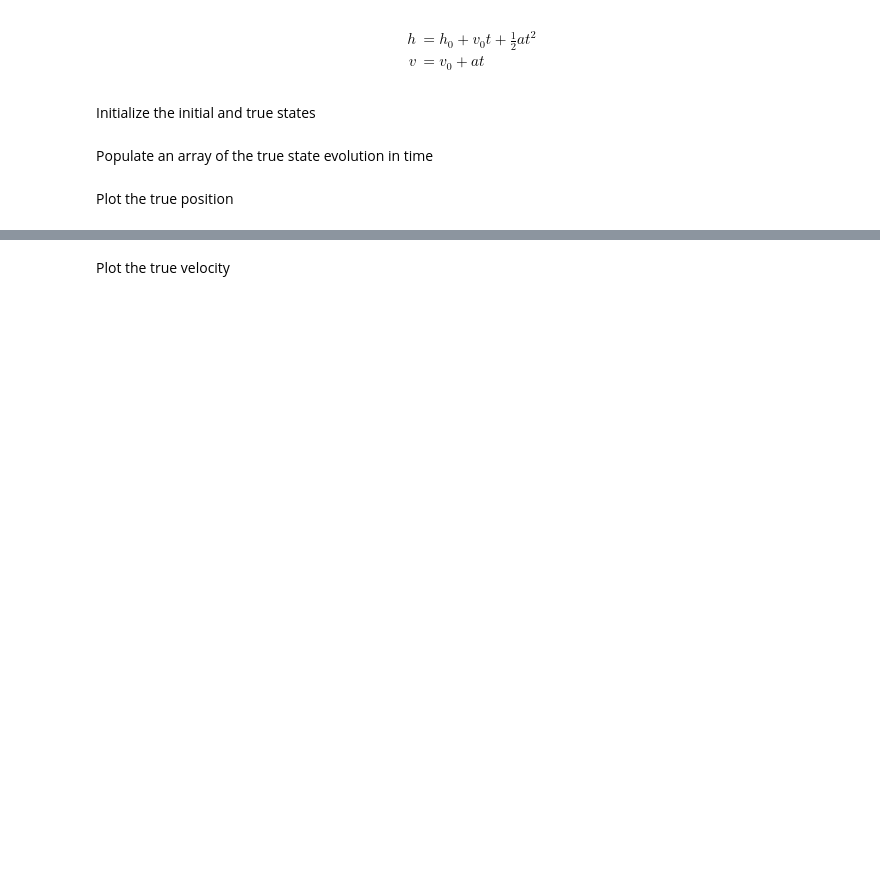
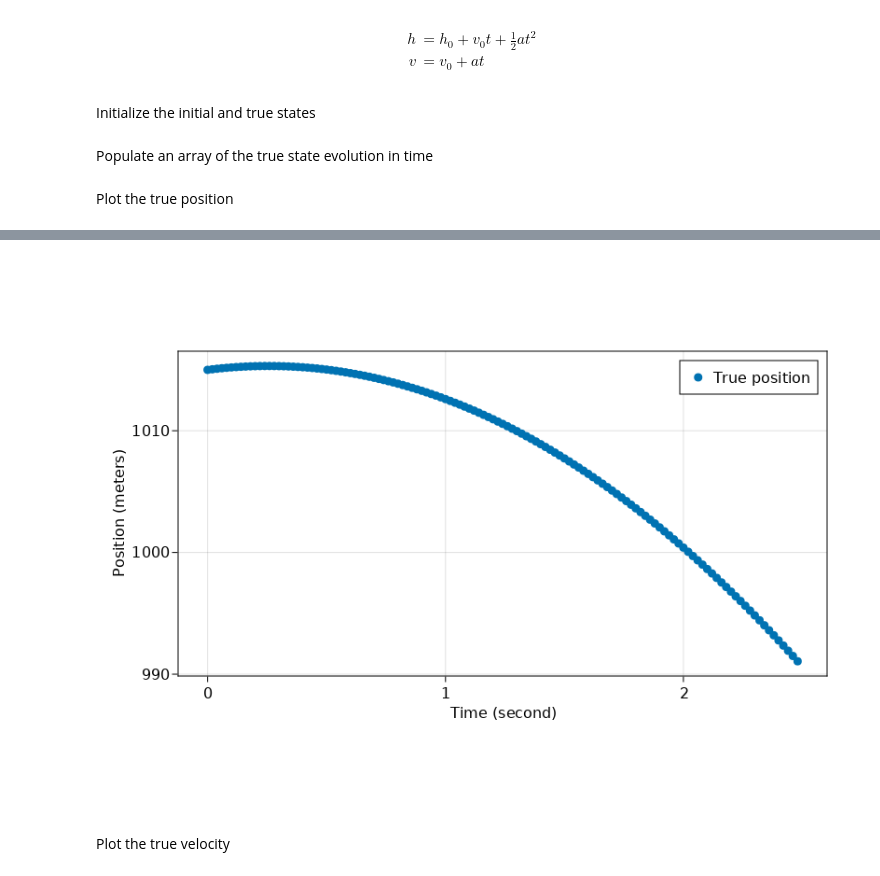
Before and after one commit to hoganman/kalmanfilterjl, a Jupyter notebook: constantaccel.ipynb, the cells around one changed output, grey strips where cells are left out. Saved outputs shown, nothing was run; the diff lists cells and outputs as text; code cells hidden in the pictures; blank space fills up the shorter version.

```diff
--- a/constantaccel.ipynb
+++ b/constantaccel.ipynb
@@ -72,19 +80,17 @@ Plot the true position
 # %%
 time_axis_sec = [delta_time_sec * (t-1) for t in 1:time_steps]
 
-plot(
-    scatter(
-        mode="markers",
-        x=time_axis_sec,
-        y=true_state_fcn_time[1, :],
-        name="True Position"
-    ),
-    Layout(
-        title="True Position",
-        xaxis_title="Time (second)",
-        yaxis_title="Position (meters)",
-        legend_title="Legend Title",
-    ),
-    config=PlotConfig(scrollZoom=true)
+
+scatter(
+    time_axis_sec,
+    true_state_fcn_time[1, :],
+    axis = (aspect = 2, xlabel = "Time (second)", ylabel = "Position (meters)"),
+    label="True position"
 )
+lines!(
+    time_axis_sec,
+    true_state_fcn_time[1, :]
+)
+axislegend()
+current_figure()
 # %% [output]
@@ -92,3 +97,4 @@ plot(
+[figure, added]
 # %% [markdown]
 Plot the true velocity
 # %%
```
Also changed, not shown: parts of 17 cells of this notebook, 1 other file.
